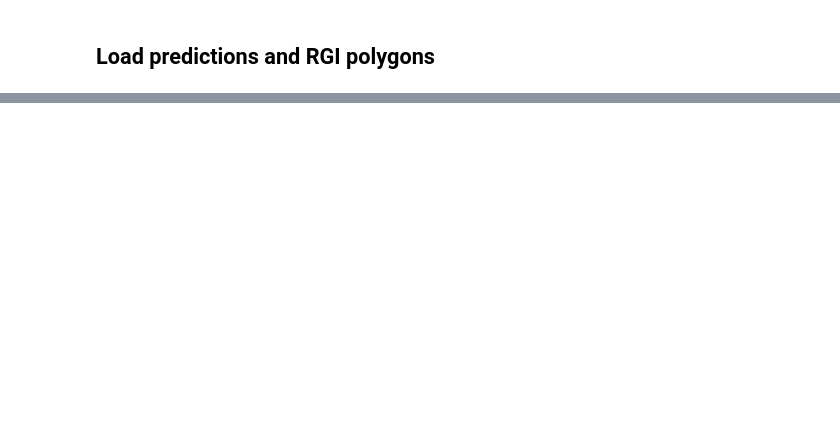
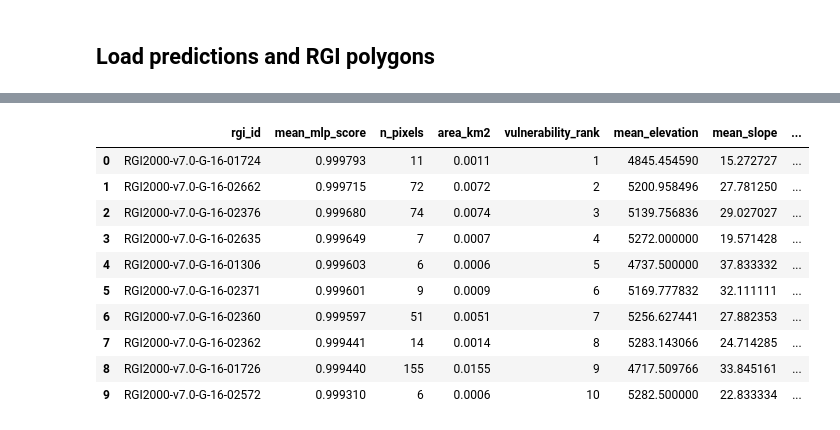
Before and after one commit to mattdaly04/Glacier-Melt-Code, a Jupyter notebook: notebooks/03_evaluation.ipynb, the cells around one changed output, grey strips where cells are left out. Cells and saved outputs as stored; diff of their text form; code cells hidden in the pictures; blank space fills up the shorter version.

```diff
--- a/notebooks/03_evaluation.ipynb
+++ b/notebooks/03_evaluation.ipynb
@@ -10,7 +10,7 @@ import pandas as pd
 import geopandas as gpd
 import matplotlib.pyplot as plt
 
-from glacier_melt.sampling import LABEL_COL
+from glacier_melt.sampling import load_parquet_regions, LABEL_COL
 from glacier_melt.evaluate import (
     evaluate_model, print_summary_table,
     assign_pixels_to_glaciers, per_glacier_metrics,
@@ -21,11 +21,22 @@ from glacier_melt.visualise import (
 )
 
 PREDICTIONS_DIR = Path("../data/Predictions")
+TRAINING_DIR = Path("../data/Training_Data_2017")
 RGI_PATH = Path("../data/rgi70_peru.geojson")
 OUTPUT_DIR = Path("../results")
 OUTPUT_DIR.mkdir(exist_ok=True)
 
 VALIDATION_REGION = "r3"
+
+# Actual prediction column names (predictions_full_peru_r3holdout.parquet)
+MODEL_COLS = {
+    "RF (EASD)":    "prob_rf_easd",
+    "RF (AE)":      "prob_rf_ae64",
+    "MLP (AE)":     "prob_mlp_ae64",
+    "CNN 3x3 (AE)": "prob_cnn_patch3",
+    "CNN 5x5 (AE)": "prob_cnn5_patch5",
+}
+MLP_COL = MODEL_COLS["MLP (AE)"]
 # %% [markdown]
 ## Load predictions and RGI polygons
 # %%
@@ -89,0 +126,6 @@ is primarily driven by glacier size and edge geometry, not slope.
+# %%
+df_train = load_parquet_regions(TRAINING_DIR)
+df_train["rgi_id"] = assign_pixels_to_glaciers(df_train, rgi_gdf)
+
+df_physical = glacier_physical_features(df_train)
+df_physical.head()
@@ -90,12 +147,21 @@ is primarily driven by glacier size and edge geometry, not slope.
 # %%
-df_vuln = vulnerability_ranking(df, df["mlp_prob"].values)
-df_physical = glacier_physical_features(df)
-df_vuln = df_vuln.merge(
-    df_physical.drop(columns=["n_pixels", "area_km2"]), on="rgi_id", how="left"
-)
+df_vuln = vulnerability_ranking(df, df[MLP_COL].values)
+df_vuln = df_vuln.merge(df_physical, on="rgi_id", how="inner")
 df_vuln.to_parquet(OUTPUT_DIR / "vulnerability_ranking.parquet", index=False)
 
 df_vuln.head(10)
+# %% [output]
+|  | rgi_id | mean_mlp_score | n_pixels | area_km2 | vulnerability_rank | mean_elevation | mean_slope | ... |
+| 0 | RGI2000-v7.0-G-16-01724 | 0.999793 | 11 | 0.0011 | 1 | 4845.454590 | 15.272727 | ... |
+| 1 | RGI2000-v7.0-G-16-02662 | 0.999715 | 72 | 0.0072 | 2 | 5200.958496 | 27.781250 | ... |
+| 2 | RGI2000-v7.0-G-16-02376 | 0.999680 | 74 | 0.0074 | 3 | 5139.756836 | 29.027027 | ... |
+| 3 | RGI2000-v7.0-G-16-02635 | 0.999649 | 7 | 0.0007 | 4 | 5272.000000 | 19.571428 | ... |
+| 4 | RGI2000-v7.0-G-16-01306 | 0.999603 | 6 | 0.0006 | 5 | 4737.500000 | 37.833332 | ... |
+| 5 | RGI2000-v7.0-G-16-02371 | 0.999601 | 9 | 0.0009 | 6 | 5169.777832 | 32.111111 | ... |
+| 6 | RGI2000-v7.0-G-16-02360 | 0.999597 | 51 | 0.0051 | 7 | 5256.627441 | 27.882353 | ... |
+| 7 | RGI2000-v7.0-G-16-02362 | 0.999441 | 14 | 0.0014 | 8 | 5283.143066 | 24.714285 | ... |
+| 8 | RGI2000-v7.0-G-16-01726 | 0.999440 | 155 | 0.0155 | 9 | 4717.509766 | 33.845161 | ... |
+| 9 | RGI2000-v7.0-G-16-02572 | 0.999310 | 6 | 0.0006 | 10 | 5282.500000 | 22.833334 | ... |
 # %%
 fig = plot_vulnerability_characteristics(df_vuln)
 fig.savefig(OUTPUT_DIR / "vulnerability_characteristics.png", dpi=200, bbox_inches="tight")
```
Also changed, not shown: parts of 11 cells of this notebook, 5 other files.
